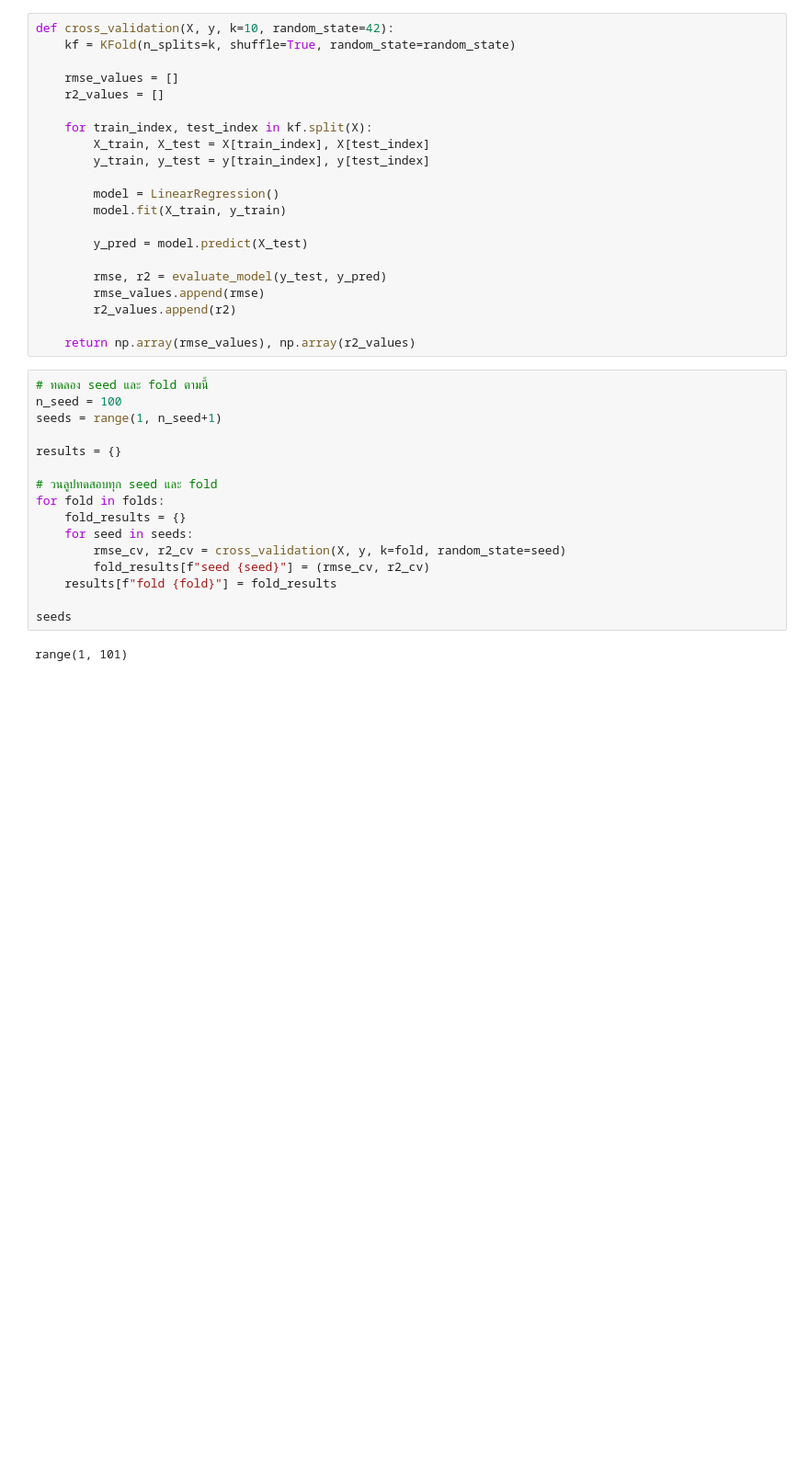
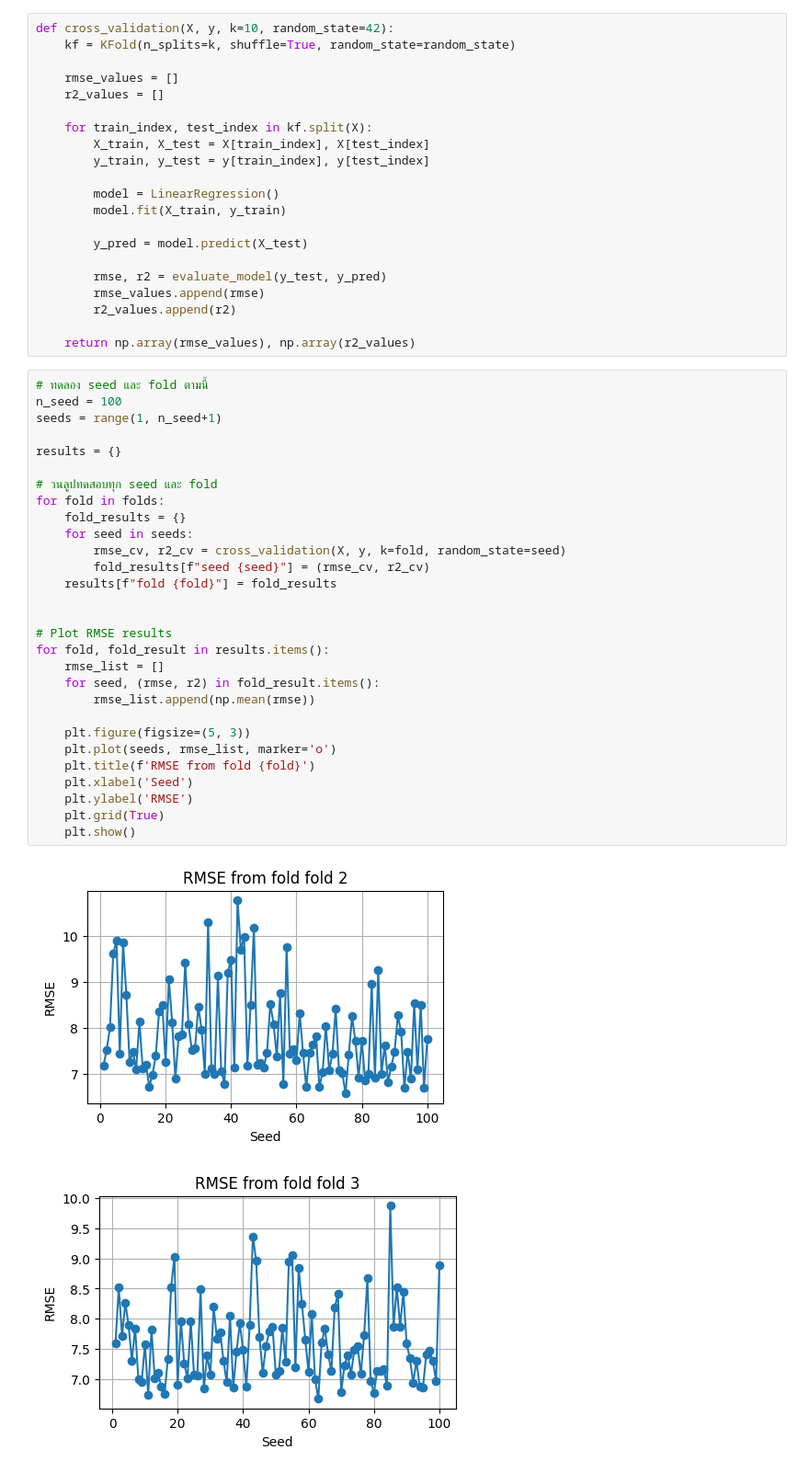
Before and after one commit to MLol-3/Machine-learning-class67, a Jupyter notebook: Model-Evaluation/kfold.ipynb, the cells around one changed output. Shown at 92% size. Cells and saved outputs as stored; diff of their text form; blank space fills up the shorter version.

Commit message:
Add markdown and plot for KFold

```diff
--- a/Model-Evaluation/kfold.ipynb
+++ b/Model-Evaluation/kfold.ipynb
@@ -79,18 +87,32 @@ def cross_validation(X, y, k=10, random_state=42):
 # %%
 # ทดลอง seed และ fold ตามนี้
 n_seed = 100
 seeds = range(1, n_seed+1)
 
 results = {}
 
 # วนลูปทดสอบทุก seed และ fold
 for fold in folds:
     fold_results = {}
     for seed in seeds:
         rmse_cv, r2_cv = cross_validation(X, y, k=fold, random_state=seed)
         fold_results[f"seed {seed}"] = (rmse_cv, r2_cv)
     results[f"fold {fold}"] = fold_results
 
-seeds
+
+# Plot RMSE results
+for fold, fold_result in results.items():
+    rmse_list = []
+    for seed, (rmse, r2) in fold_result.items():
+        rmse_list.append(np.mean(rmse))
+
+    plt.figure(figsize=(5, 3))
+    plt.plot(seeds, rmse_list, marker='o')
+    plt.title(f'RMSE from fold {fold}')
+    plt.xlabel('Seed')
+    plt.ylabel('RMSE')
+    plt.grid(True)
+    plt.show()
 # %% [output]
-range(1, 101)
+[figure, added]
+[figure, added]
```
Also changed, not shown: parts of 9 cells of this notebook.
